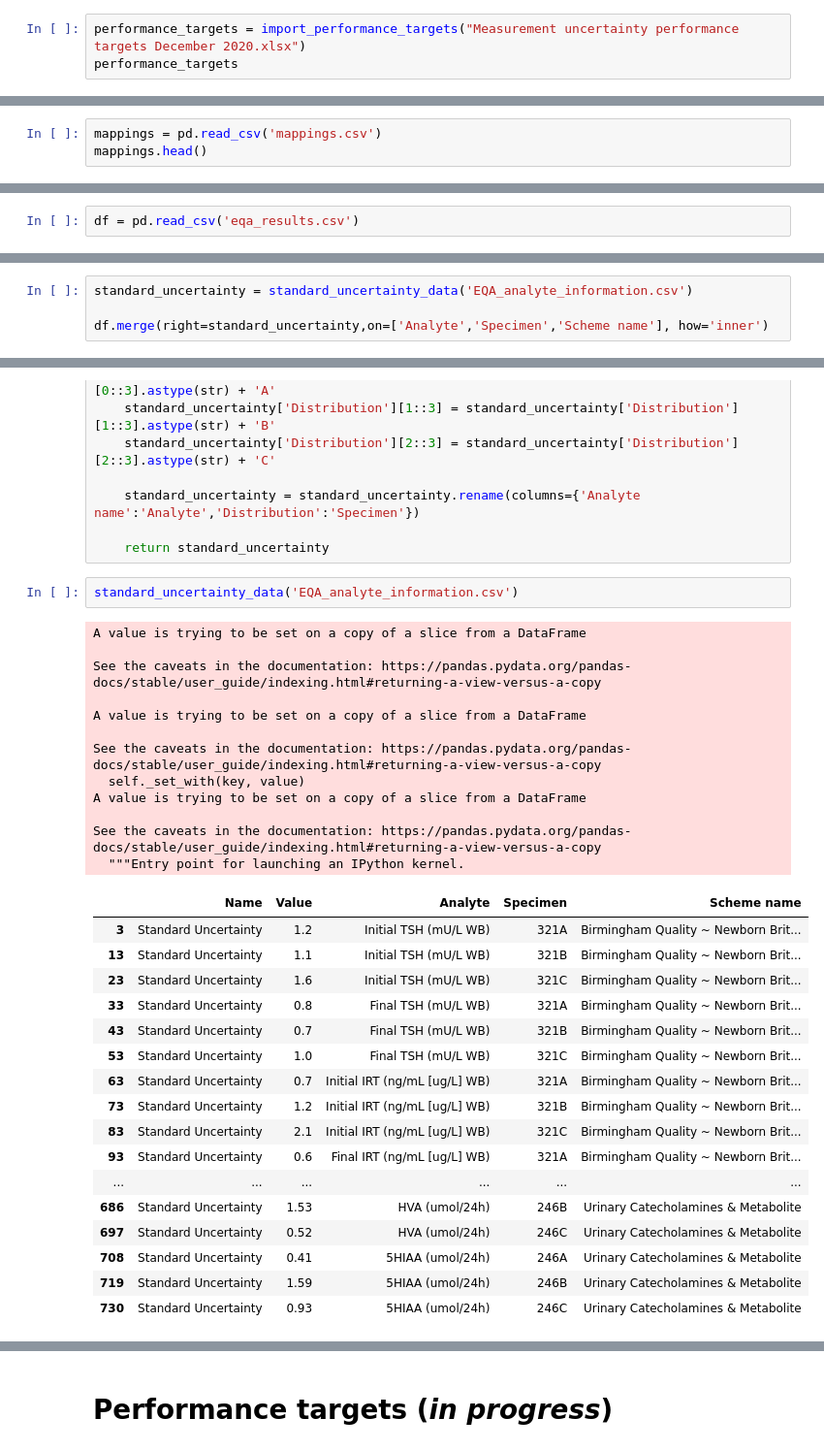
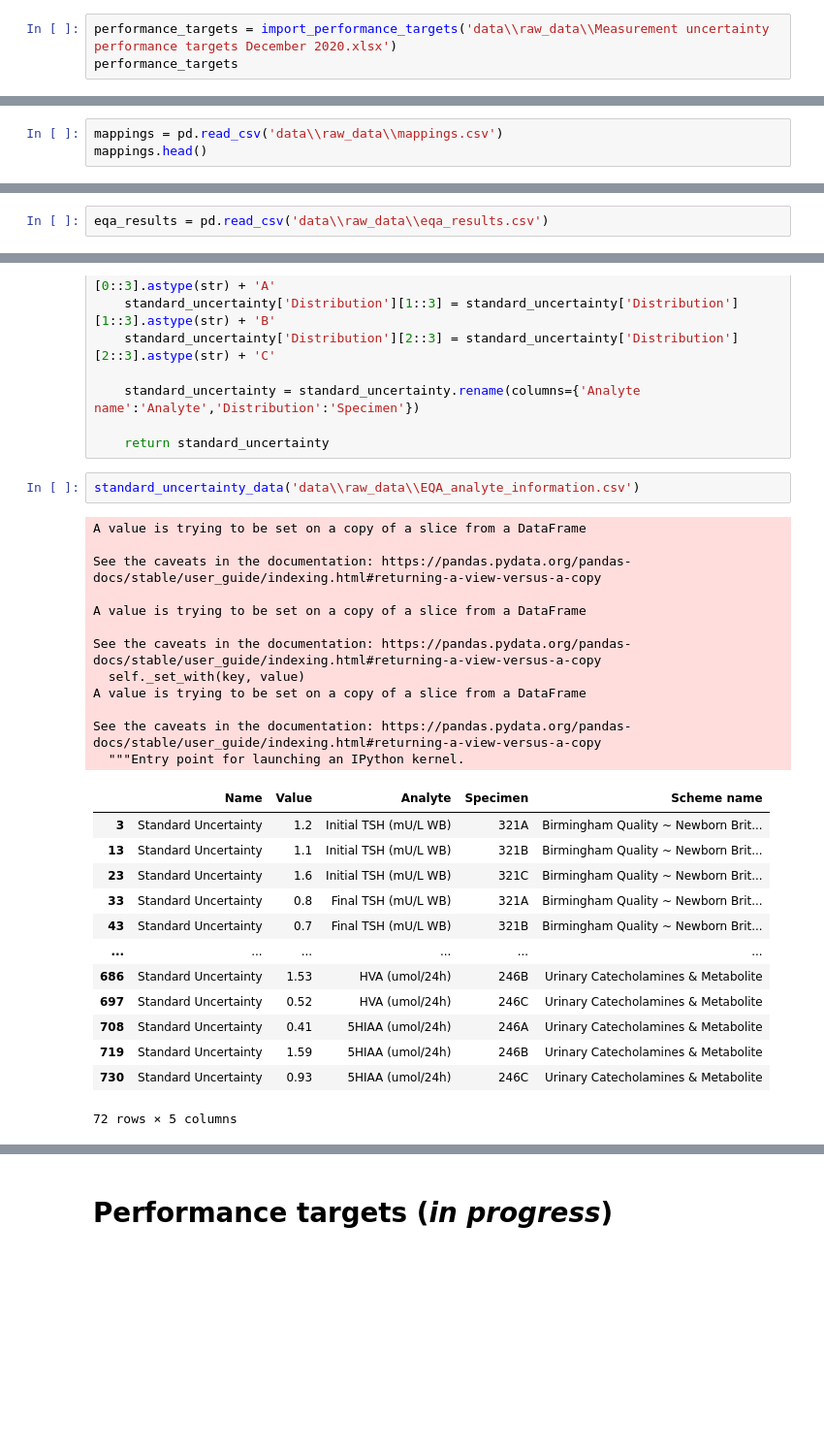
Before and after one commit to nf260/measurement_uncertainty, a Jupyter notebook: Measurement_uncertainty.ipynb, the cells around one changed output, grey strips where cells are left out. Shown at 97% size. Drawn from its saved outputs; the diff is of its cells as text; blank space fills up the shorter version.

```diff
--- a/Measurement_uncertainty.ipynb
+++ b/Measurement_uncertainty.ipynb
@@ -29,7 +30,7 @@ def import_performance_targets(filename):
     performance_targets = performance_targets.drop(columns=['Biol CVi','Biol CVg','Source of performance targets'])
     return performance_targets.round(1)
 # %%
-performance_targets = import_performance_targets("Measurement uncertainty performance targets December 2020.xlsx")
+performance_targets = import_performance_targets('data\\raw_data\\Measurement uncertainty performance targets December 2020.xlsx')
 performance_targets
 # %% [output]
 |  | Assay | Measurand | Anal CV Optimal | Anal CV Desirable | Anal CV Minimal | Bias Optimal | Bias Desirable | ... |
@@ -52,7 +49,7 @@ performance_targets
 # %% [markdown]
 The mappings file contains mappings to link the Assay and Measurand to the name of the QC material in [Randox Acusera 24:7](https://qc.randox.com/Acusera#Home)
 # %%
-mappings = pd.read_csv('mappings.csv')
+mappings = pd.read_csv('data\\raw_data\\mappings.csv')
 mappings.head()
 # %% [output]
 |  | Assay | Measurand | Randox |
@@ -257,5 +279,5 @@ qc_lot_summary_with_means
 # %% [markdown]
 ## EQA data
 # %%
-df = pd.read_csv('eqa_results.csv')
+eqa_results = pd.read_csv('data\\raw_data\\eqa_results.csv')
 # %%
@@ -292,4 +318,0 @@ g.add_legend()
-# %%
-standard_uncertainty = standard_uncertainty_data('EQA_analyte_information.csv')
-
-df.merge(right=standard_uncertainty,on=['Analyte','Specimen','Scheme name'], how='inner')
@@ -319,34 +358,30 @@ def standard_uncertainty_data(filename):
 
     return standard_uncertainty
 # %%
-standard_uncertainty_data('EQA_analyte_information.csv')
+standard_uncertainty_data('data\\raw_data\\EQA_analyte_information.csv')
 # %% [output]
 A value is trying to be set on a copy of a slice from a DataFrame
 
 See the caveats in the documentation: https://pandas.pydata.org/pandas-docs/stable/user_guide/indexing.html#returning-a-view-versus-a-copy
 
 A value is trying to be set on a copy of a slice from a DataFrame
 
 See the caveats in the documentation: https://pandas.pydata.org/pandas-docs/stable/user_guide/indexing.html#returning-a-view-versus-a-copy
   self._set_with(key, value)
 A value is trying to be set on a copy of a slice from a DataFrame
 
 See the caveats in the documentation: https://pandas.pydata.org/pandas-docs/stable/user_guide/indexing.html#returning-a-view-versus-a-copy
   """Entry point for launching an IPython kernel.
 |  | Name | Value | Analyte | Specimen | Scheme name |
 | 3 | Standard Uncertainty | 1.2 | Initial TSH (mU/L WB) | 321A | Birmingham Quality ~ Newborn Brit... |
 | 13 | Standard Uncertainty | 1.1 | Initial TSH (mU/L WB) | 321B | Birmingham Quality ~ Newborn Brit... |
 | 23 | Standard Uncertainty | 1.6 | Initial TSH (mU/L WB) | 321C | Birmingham Quality ~ Newborn Brit... |
 | 33 | Standard Uncertainty | 0.8 | Final TSH (mU/L WB) | 321A | Birmingham Quality ~ Newborn Brit... |
 | 43 | Standard Uncertainty | 0.7 | Final TSH (mU/L WB) | 321B | Birmingham Quality ~ Newborn Brit... |
-| 53 | Standard Uncertainty | 1.0 | Final TSH (mU/L WB) | 321C | Birmingham Quality ~ Newborn Brit... |
-| 63 | Standard Uncertainty | 0.7 | Initial IRT (ng/mL [ug/L] WB) | 321A | Birmingham Quality ~ Newborn Brit... |
-| 73 | Standard Uncertainty | 1.2 | Initial IRT (ng/mL [ug/L] WB) | 321B | Birmingham Quality ~ Newborn Brit... |
-| 83 | Standard Uncertainty | 2.1 | Initial IRT (ng/mL [ug/L] WB) | 321C | Birmingham Quality ~ Newborn Brit... |
-| 93 | Standard Uncertainty | 0.6 | Final IRT (ng/mL [ug/L] WB) | 321A | Birmingham Quality ~ Newborn Brit... |
 | ... | ... | ... | ... | ... | ... |
 | 686 | Standard Uncertainty | 1.53 | HVA (umol/24h) | 246B | Urinary Catecholamines & Metabolite |
 | 697 | Standard Uncertainty | 0.52 | HVA (umol/24h) | 246C | Urinary Catecholamines & Metabolite |
 | 708 | Standard Uncertainty | 0.41 | 5HIAA (umol/24h) | 246A | Urinary Catecholamines & Metabolite |
 | 719 | Standard Uncertainty | 1.59 | 5HIAA (umol/24h) | 246B | Urinary Catecholamines & Metabolite |
 | 730 | Standard Uncertainty | 0.93 | 5HIAA (umol/24h) | 246C | Urinary Catecholamines & Metabolite |
+72 rows × 5 columns
```
Also changed, not shown: parts of 31 cells of this notebook.
